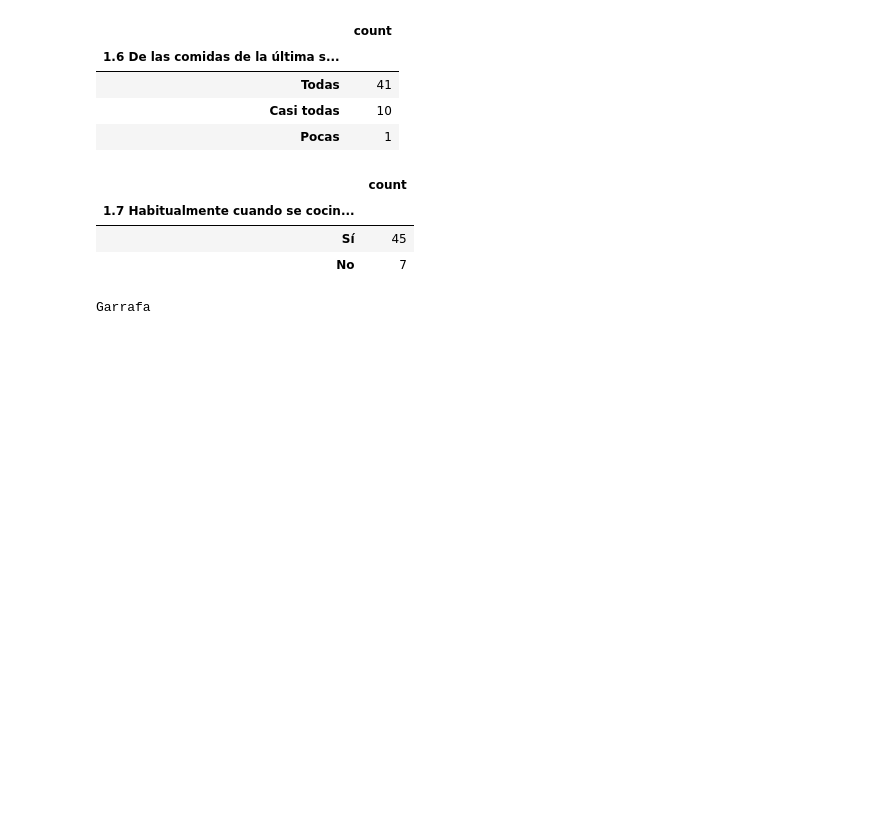
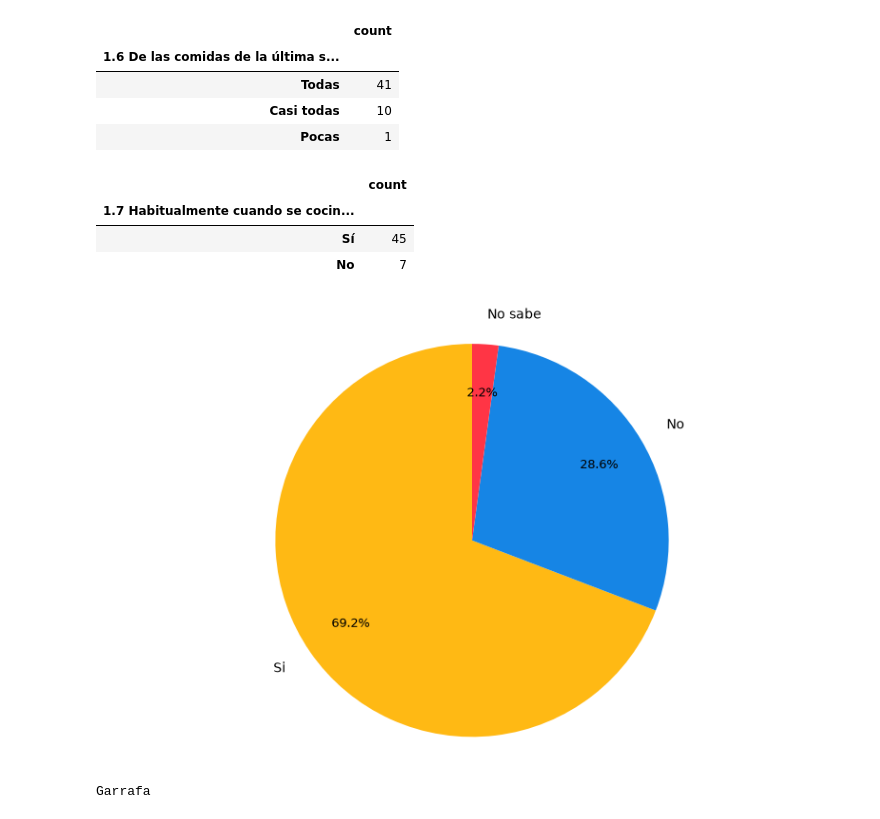
Before and after one commit to TruelseHer/Tpe-Probabilidad-y-Estadistica, a Jupyter notebook: generador_graficos 1_4 - 1_7.ipynb, the cells around one changed output. Cells and saved outputs as stored; diff of their text form; code cells hidden in the pictures; blank space fills up the shorter version.

```diff
--- a/generador_graficos 1_4 - 1_7.ipynb
+++ b/generador_graficos 1_4 - 1_7.ipynb
@@ -126,6 +132,47 @@ df_1_7_conteo
 # %%
 df_1_6_conteo = df_1_6_conteo.rename(columns={'count':'fi'})
 df_1_7_conteo = df_1_7_conteo.rename(columns={'count':'fi'})
+# %%
+import matplotlib.pyplot as plt
+
+######################PRUEBAAAAA########################
+# Cantidades de cada respuesta
+cantidades = pd.Series({
+    'Si': 128,
+    'No': 53,
+    'No sabe': 4
+})
+
+# Crear gráfico
+fig, ax = plt.subplots(figsize=(8, 5))
+
+wedges, texts, autotexts = ax.pie(
+    cantidades,
+    labels=cantidades.index,
+    autopct='%1.1f%%',
+    startangle=90,
+    colors=['#FFB914', '#1685E5', '#FF3545'],
+    pctdistance=0.75,
+    labeldistance=1.15,
+    wedgeprops={'linewidth': 0}
+)
+
+# Estilo de los porcentajes
+for texto in autotexts:
+    texto.set_color('black')
+    texto.set_fontsize(9)
+
+# Estilo de las etiquetas
+for texto in texts:
+    texto.set_fontsize(10)
+
+ax.set_title('')
+ax.axis('equal')
+
+plt.tight_layout()
+plt.show()
+# %% [output]
+[figure, added]
 # %%
 # Devuelve una Series con la(s) categoría(s) modal(es)
 moda = df['1.4 ¿Qué usa para cocinar?'].mode()
```
Also changed, not shown: parts of 1 cell of this notebook, 2 other files.
